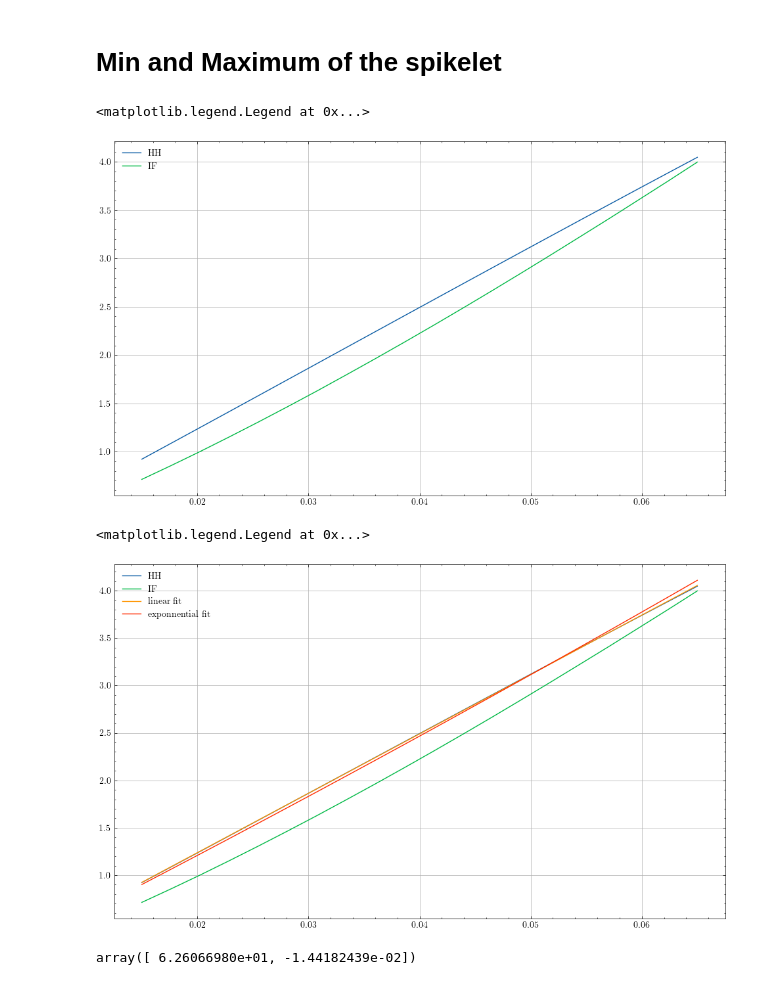
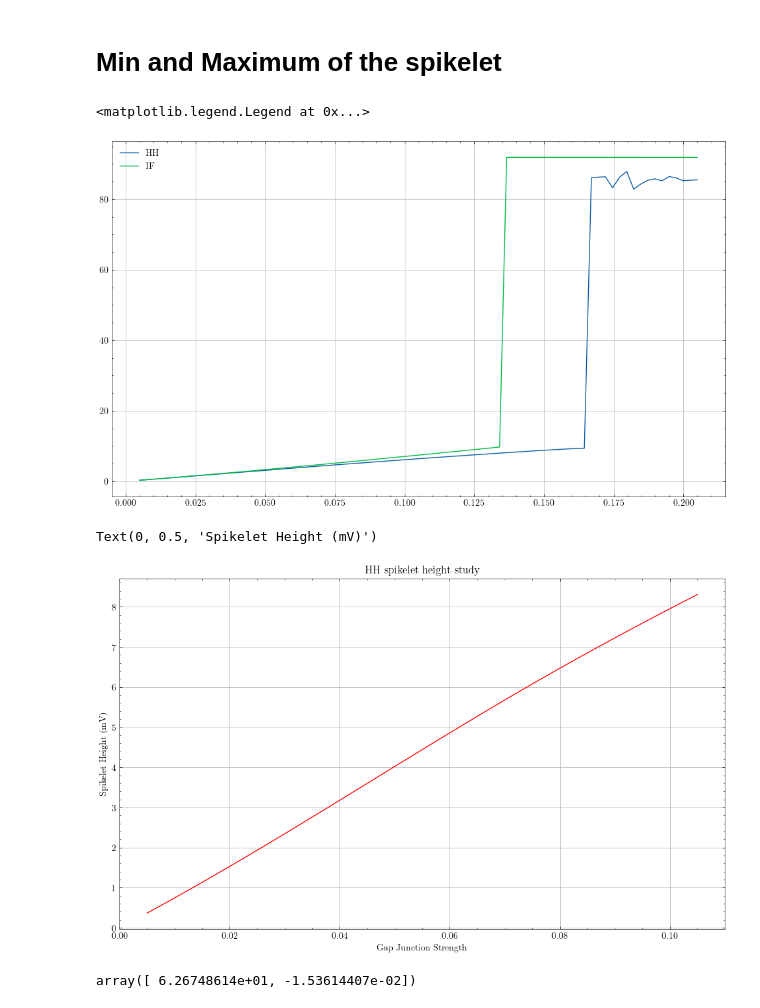
Before and after one commit to Sir-Bip-Bop/Gap-Junction-Coupling-Studies, a Jupyter notebook: NeuronPairs/spikelet_change.ipynb, the cells around one changed output. Saved outputs shown, nothing was run; the diff lists cells and outputs as text; code cells hidden in the pictures.

```diff
--- a/NeuronPairs/spikelet_change.ipynb
+++ b/NeuronPairs/spikelet_change.ipynb
@@ -414,11 +414,11 @@ plt.legend()
 # %% [markdown]
 # Min and Maximum of the spikelet
 # %%
-num_gap = 20
-diff_HH = np.zeros(20)
-diff_IF = np.zeros(20)
+num_gap = 80
+diff_HH = np.zeros(80)
+diff_IF = np.zeros(80)
 
-k = 0.015
+k = 0.005
 k_plus = 0.0025
 k = np.linspace(k,num_gap*k_plus + k,num_gap)
 
@@ -431,10 +431,11 @@ for i in range(0,num_gap):
 # %%
 plt.plot(k,diff_HH, label = 'HH')
 plt.plot(k,diff_IF,label = 'IF')
+
 plt.legend()
 # %% [output]
 <matplotlib.legend.Legend at 0x...>
-[figure, old version]
+[figure, new version]
 # %%
 import scipy
 def fit_fun (x,a,b):
@@ -445,18 +446,21 @@ def fit_fun_2 (x,a):
     return np.exp(x) * a *x
 popt_2, pcov_2 = scipy.optimize.curve_fit(fit_fun_2,k,diff_HH)
 # %%
-plt.plot(k,diff_HH, label = 'HH')
-plt.plot(k,diff_IF,label = 'IF')
-plt.plot(k,fit_fun(k,popt[0],popt[1]), label = 'linear fit')
-plt.plot(k,fit_fun_2(k,popt_2[0]),label = 'exponnential fit')
-plt.legend()
+plt.plot(k,diff_HH, color = 'red', label = 'HH')
+#plt.plot(k,diff_IF,label = 'IF')
+#plt.plot(k,fit_fun(k,popt[0],popt[1]), label = 'linear fit')
+#plt.plot(k,fit_fun_2(k,popt_2[0]),label = 'exponnential fit')
+plt.title('HH spikelet height study')
+plt.xlabel('Gap Junction Strength')
+plt.ylabel(r'Spikelet Height (mV)')
+#plt.legend()
 # %% [output]
-<matplotlib.legend.Legend at 0x...>
+Text(0, 0.5, 'Spikelet Height (mV)')
-[figure, old version]
+[figure, new version]
 # %%
 popt
 # %% [output]
-array([ 6.26066980e+01, -1.44182439e-02])
+array([ 6.26748614e+01, -1.53614407e-02])
 # %%
 def spikelet_fun_opt(strength):
     return np.exp(strength) * (59.23733997*strength)
```
Also changed, not shown: parts of 2 cells of this notebook, 10 other files.
